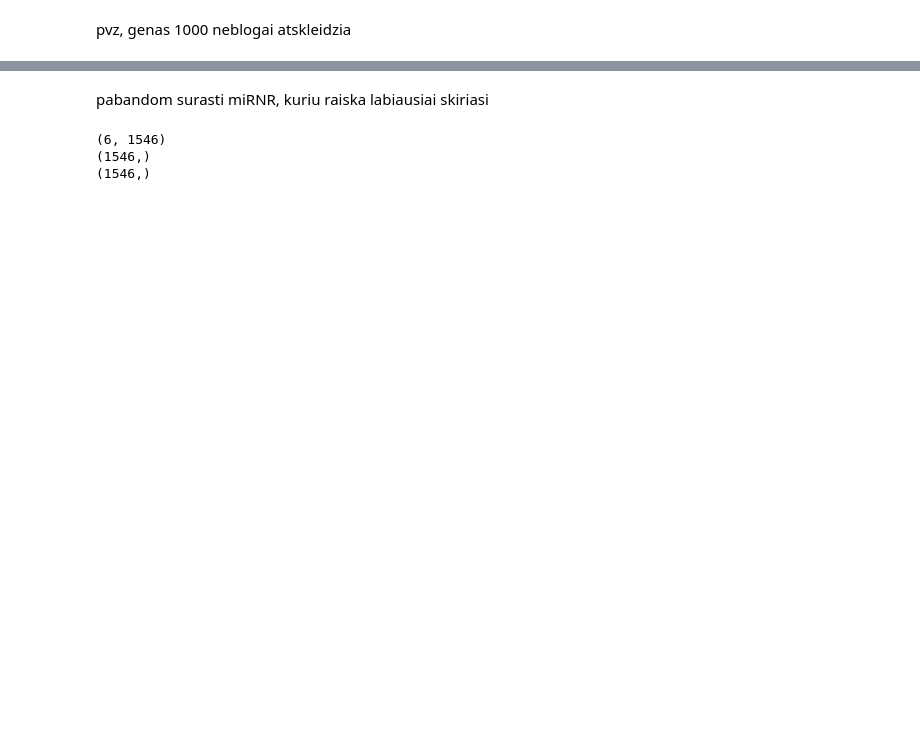
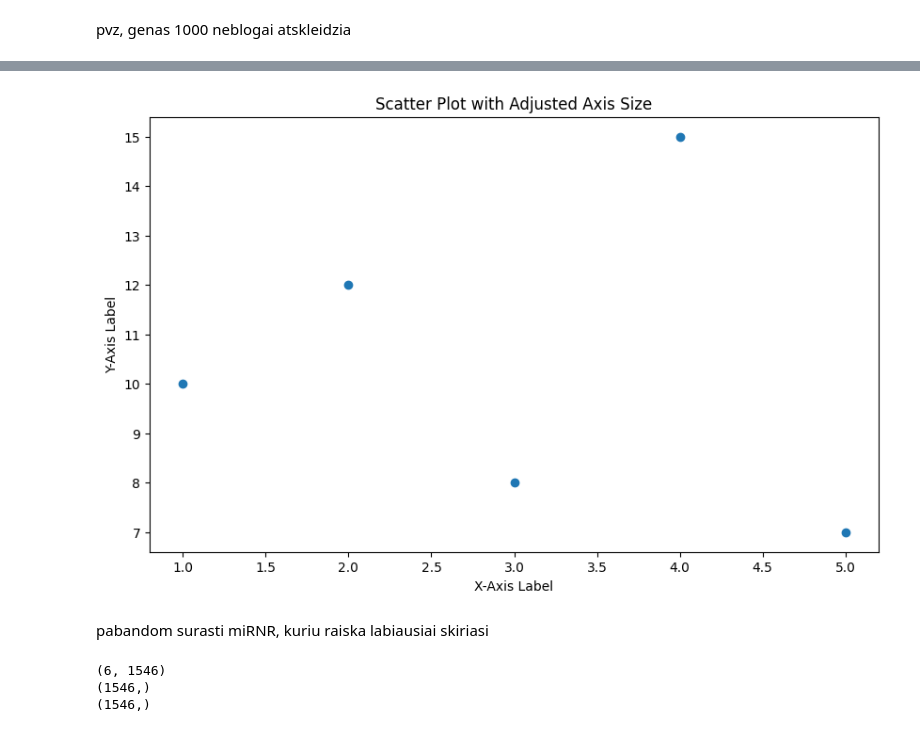
Before and after one commit to Ignas12345/Magistras_knygutes_ir_duomenys, a Jupyter notebook: TCGA_duomenu_apdorojimas.ipynb, the cells around one changed output, grey strips where cells are left out. Drawn from its saved outputs; the diff is of its cells as text; code cells hidden in the pictures; blank space fills up the shorter version.

```diff
--- a/TCGA_duomenu_apdorojimas.ipynb
+++ b/TCGA_duomenu_apdorojimas.ipynb
@@ -85,2 +88,24 @@ plt.show()
+# %%
+import matplotlib.pyplot as plt
+
+# Example data
+x = [1, 2, 3, 4, 5]
+y = [10, 12, 8, 15, 7]
+
+# Create a figure and adjust its size
+plt.figure(figsize=(10, 6))  # Width = 10 inches, Height = 6 inches
+
+# Create scatter plot
+plt.scatter(x, y)
+
+# Add labels and title
+plt.xlabel("X-Axis Label")
+plt.ylabel("Y-Axis Label")
+plt.title("Scatter Plot with Adjusted Axis Size")
+
+# Show the plot
+plt.show()
+# %% [output]
+[figure, added]
 # %% [markdown]
 pabandom surasti miRNR, kuriu raiska labiausiai skiriasi
```
Also changed, not shown: parts of 6 cells of this notebook.
